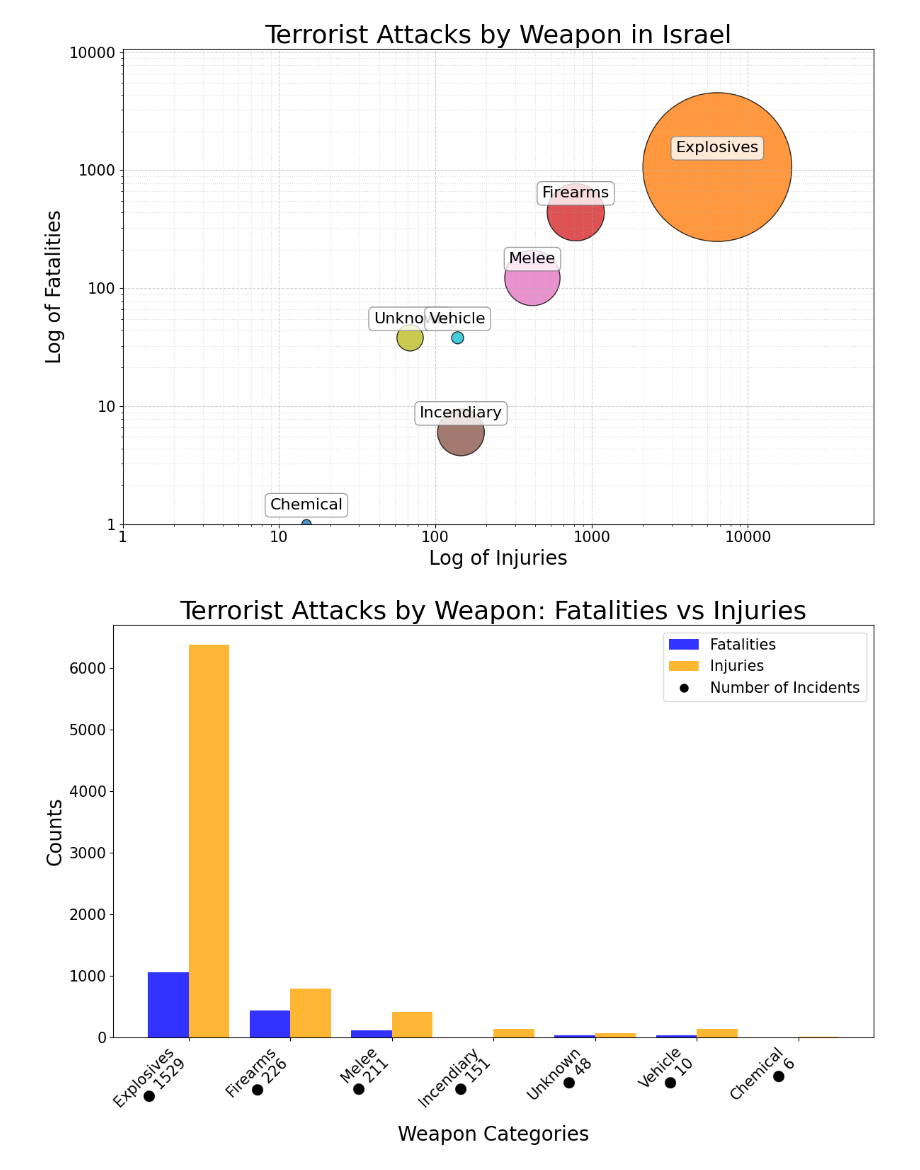
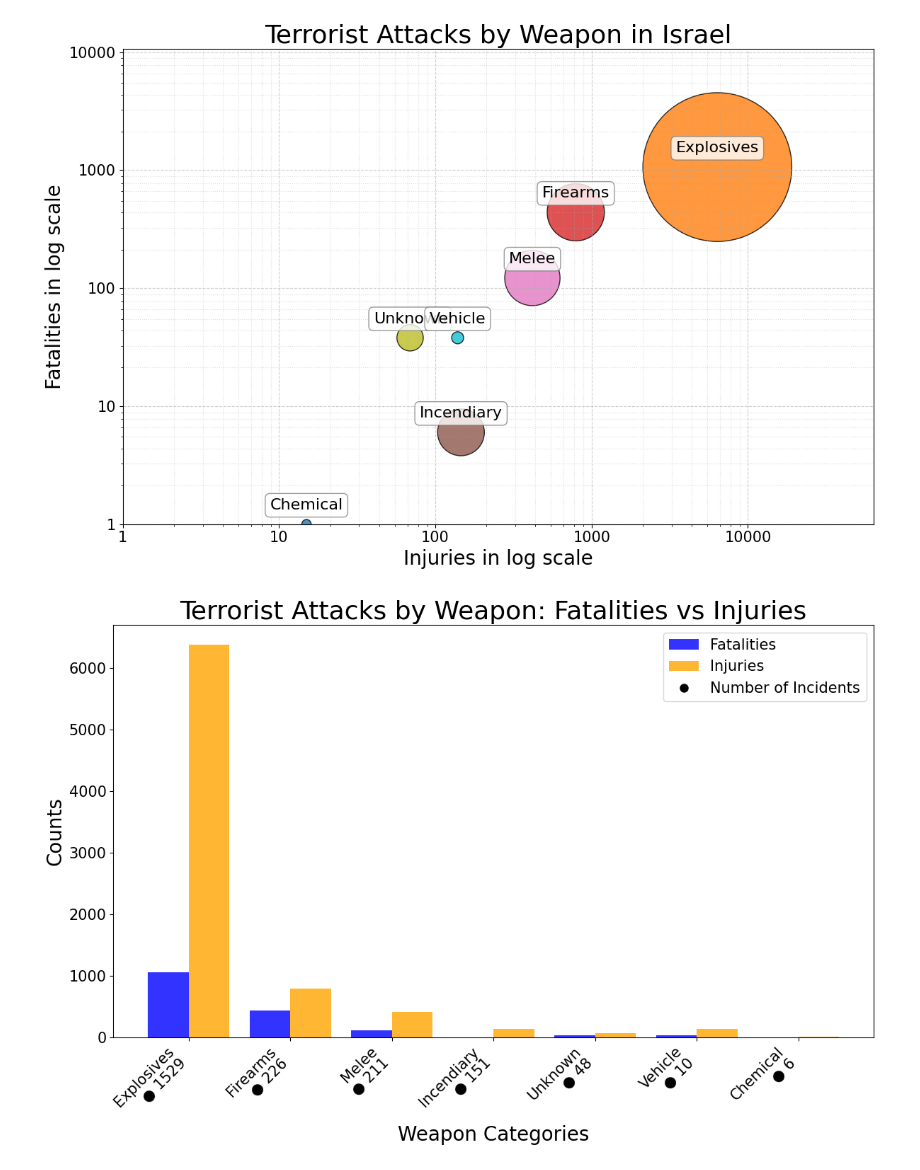
Before and after one commit to Yarin-Shohat/Terror-Attacks-Visualization, a Jupyter notebook: First Visualizations/עיצובים_חלופיים_מטלה_3.ipynb, the cells around one changed output. Saved outputs shown, nothing was run; the diff lists cells and outputs as text; code cells hidden in the pictures.

```diff
--- a/First Visualizations/עיצובים_חלופיים_מטלה_3.ipynb
+++ b/First Visualizations/עיצובים_חלופיים_מטלה_3.ipynb
@@ -87,8 +87,8 @@ for i, category in enumerate(grouped_categories):
 
 # Customize axes
 ax.set_title("Terrorist Attacks by Weapon in Israel", fontsize=26)
-ax.set_xlabel("Log of Injuries", fontsize=20)
-ax.set_ylabel("Log of Fatalities", fontsize=20)
+ax.set_xlabel("Injuries in log scale", fontsize=20)
+ax.set_ylabel("Fatalities in log scale", fontsize=20)
 
 # Set the major ticks (1, 10, 100, 1000, 10000)
 x_major_ticks = [1, 10, 100, 1000, 10000]
@@ -105,34 +105,34 @@ for i in range(len(x_major_ticks) - 1):
     x_minor_ticks += list(np.log10(np.linspace(x_major_ticks[i], x_major_ticks[i+1], 9)))
     y_minor_ticks += list(np.log10(np.linspace(y_major_ticks[i], y_major_ticks[i+1], 9)))
 
 ax.xaxis.set_minor_locator(ticker.FixedLocator(x_minor_ticks))
 ax.yaxis.set_minor_locator(ticker.FixedLocator(y_minor_ticks))
 
 # Customize gridlines
 ax.grid(True, which='major', linestyle='--', alpha=0.8)  # Major gridlines
 ax.grid(True, which='minor', linestyle=':', alpha=0.4)  # Minor gridlines
 
 # Increase the grid range
 x_max = np.max(grouped_injuries) + 1  # Add extra space to the right
 y_max = np.max(grouped_fatalities) + 1  # Add extra space to the top
 ax.set_xlim([0, x_max])
 ax.set_ylim([0, y_max])
 
 # Adjust tick labels for log scale
 ax.set_xticklabels(x_major_ticks)
 ax.set_yticklabels(y_major_ticks)
 
 ax.tick_params(axis='y', which='major', labelsize=15)
 ax.tick_params(axis='x', which='major', labelsize=15)
 
 # Add gridlines for better visibility
 ax.grid(True, linestyle='--', alpha=0.6)
 
 # Show plot
 plt.tight_layout()
 plt.show()
 # %% [output]
-[figure, old version]
+[figure, new version]
 # %%
 import matplotlib.pyplot as plt
 import numpy as np
```
